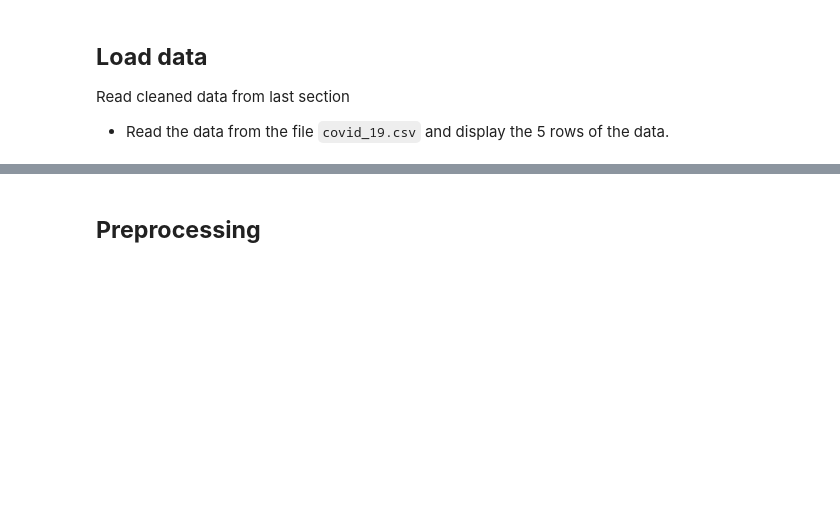
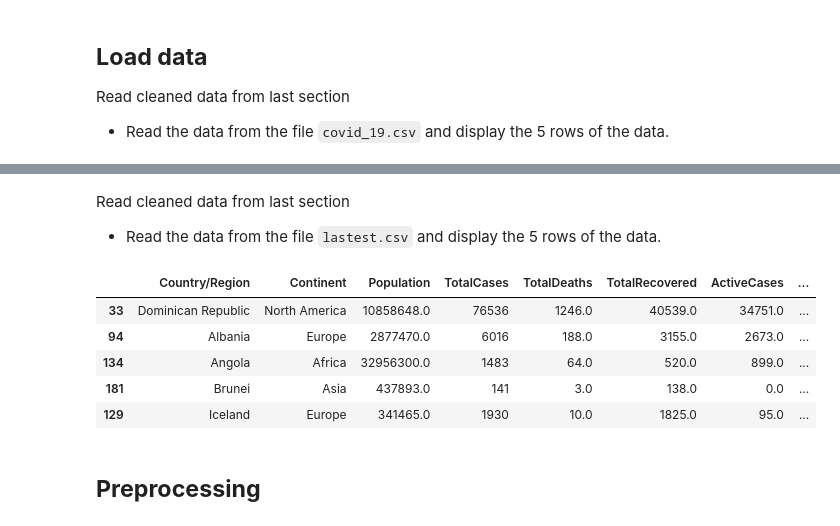
Before and after one commit to dhuyent/DSProgramming-FinalProject, a Jupyter notebook: src/Data_analysis.ipynb, the cells around one changed output, grey strips where cells are left out. Cells and saved outputs as stored; diff of their text form; code cells hidden in the pictures; blank space fills up the shorter version.

```diff
--- a/src/Data_analysis.ipynb
+++ b/src/Data_analysis.ipynb
@@ -85,3 +85,17 @@ covid_19_df.sample(5)
+# %% [markdown]
+Read cleaned data from last section
+- Read the data from the file `lastest.csv` and display the 5 rows of the data.
+# %%
+# lastest.csv
+world_df = pd.read_csv("./cleaned_data/latest.csv")
+world_df.sample(5)
+# %% [output]
+|  | Country/Region | Continent | Population | TotalCases | TotalDeaths | TotalRecovered | ActiveCases | ... |
+| 33 | Dominican Republic | North America | 10858648.0 | 76536 | 1246.0 | 40539.0 | 34751.0 | ... |
+| 94 | Albania | Europe | 2877470.0 | 6016 | 188.0 | 3155.0 | 2673.0 | ... |
+| 134 | Angola | Africa | 32956300.0 | 1483 | 64.0 | 520.0 | 899.0 | ... |
+| 181 | Brunei | Asia | 437893.0 | 141 | 3.0 | 138.0 | 0.0 | ... |
+| 129 | Iceland | Europe | 341465.0 | 1930 | 10.0 | 1825.0 | 95.0 | ... |
 # %% [markdown]
 <a id="preprocessing"></a>
 ## **Preprocessing**
```
Also changed, not shown: parts of 4 cells of this notebook, 2 other files.
